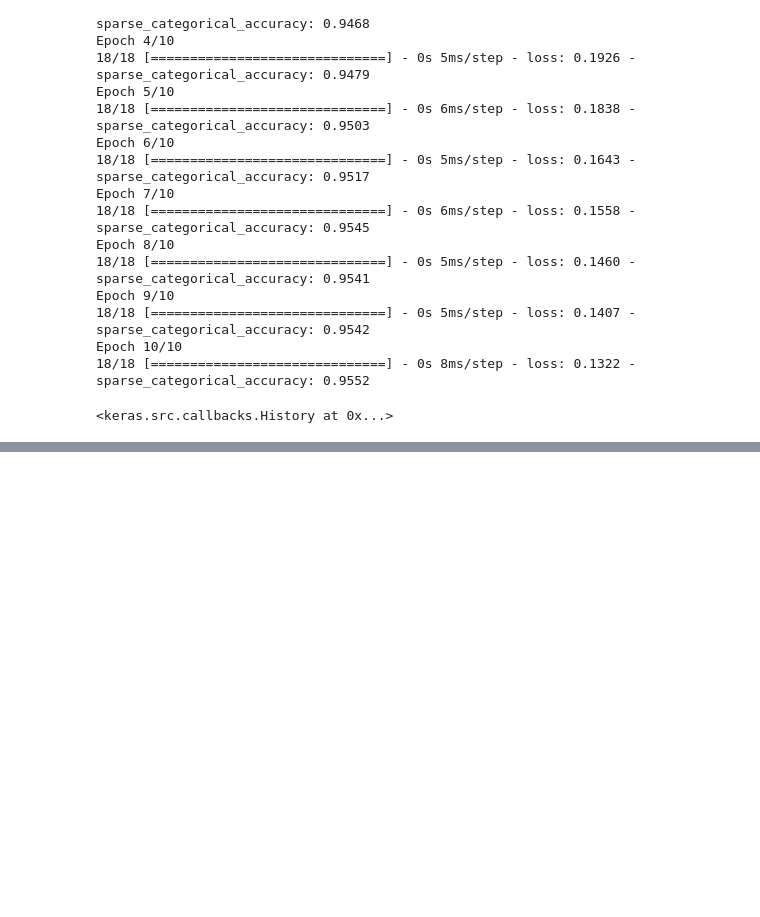
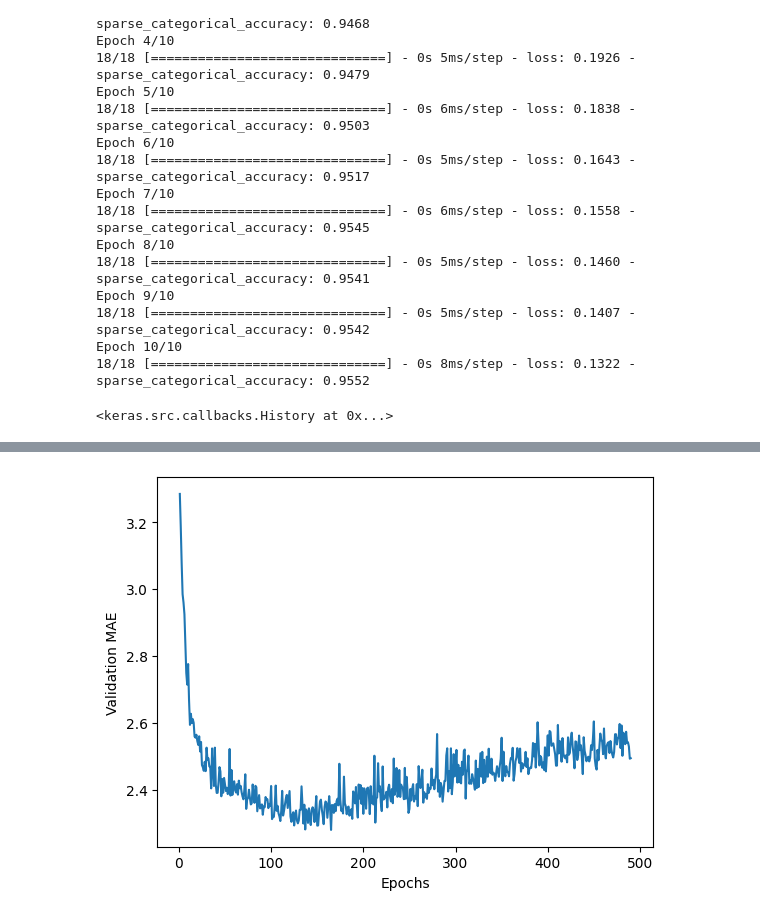
Before and after one commit to rlid/dl_python_chollet, a Jupyter notebook: chapter_4.ipynb, the cells around one changed output, grey strips where cells are left out. Drawn from its saved outputs; the diff is of its cells as text; code cells hidden in the pictures; blank space fills up the shorter version.

```diff
--- a/chapter_4.ipynb
+++ b/chapter_4.ipynb
@@ -337,0 +379,8 @@ def build_model():
+# %%
+truncated_mae_history = average_mae_history[10:]
+plt.plot(range(1, len(truncated_mae_history) + 1), truncated_mae_history)
+plt.xlabel('Epochs')
+plt.ylabel('Validation MAE')
+plt.show()
+# %% [output]
+[figure, added]
```
Also changed, not shown: parts of 6 cells of this notebook, 4 other files.
